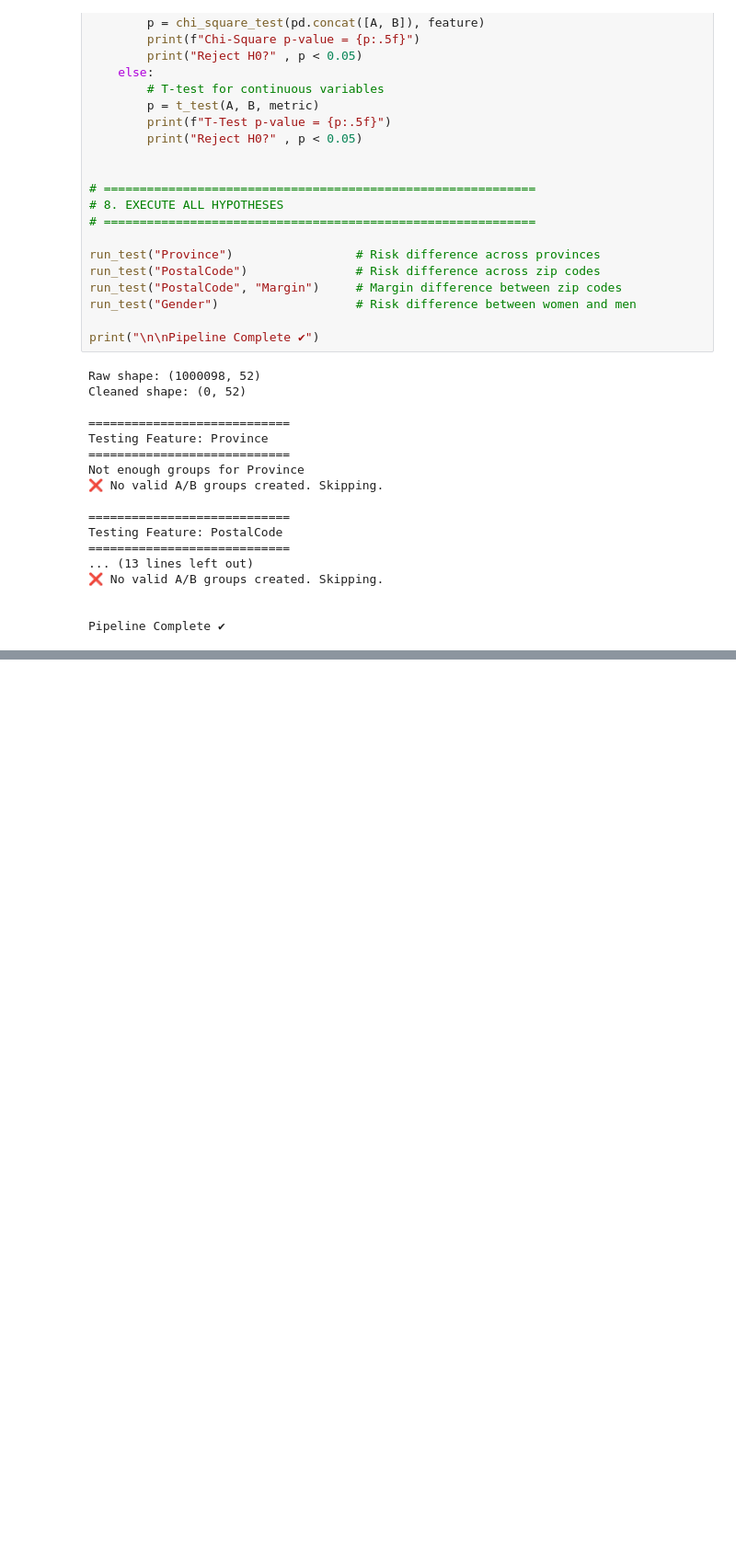
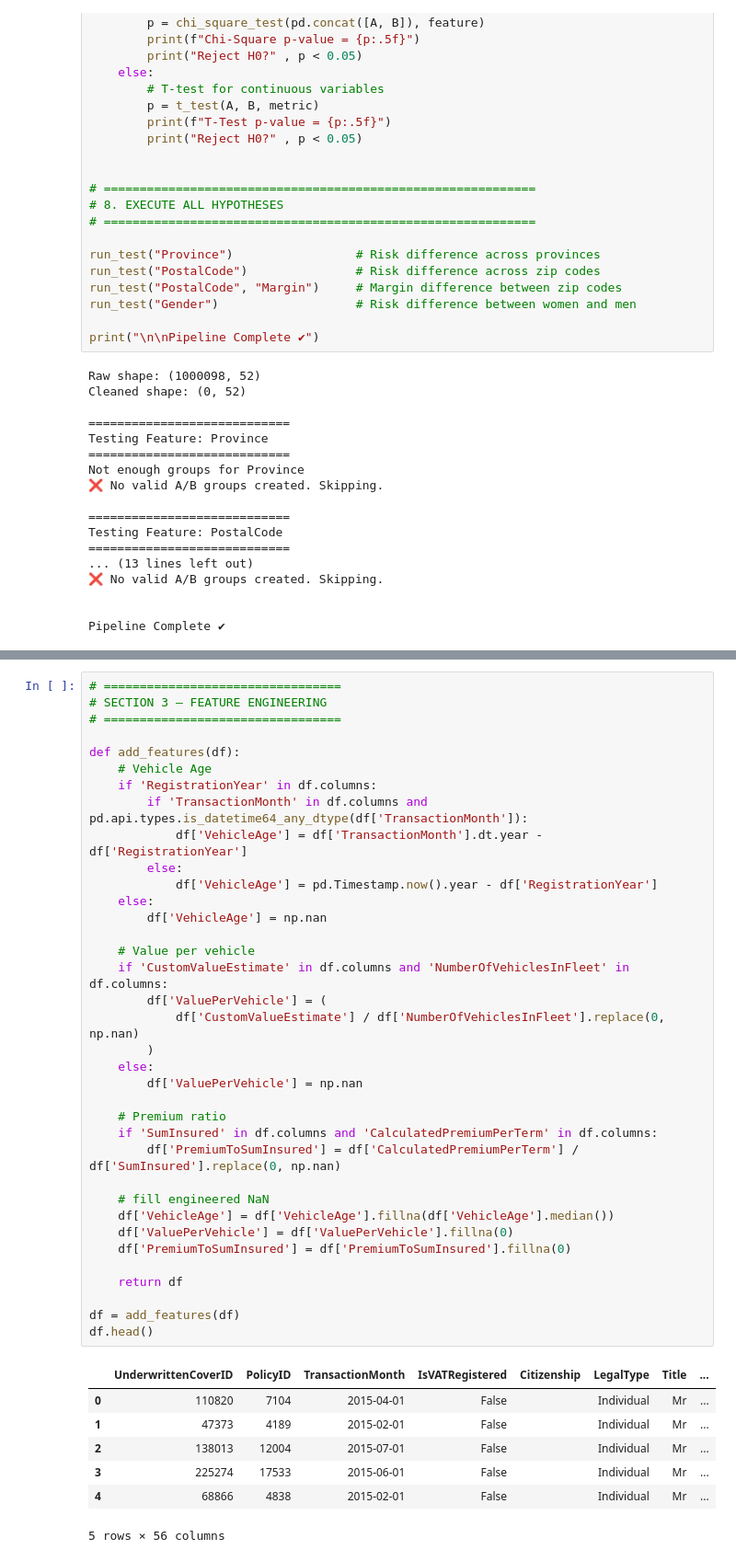
Before and after one commit to Abrhammmo/End-to-End-Insurance-Risk-Analytics-Predictive-Modeling, a Jupyter notebook: notebook/insurance.ipynb, the cells around one changed output, grey strips where cells are left out. Shown at 92% size. Cells and saved outputs as stored; diff of their text form; blank space fills up the shorter version.

```diff
--- a/notebook/insurance.ipynb
+++ b/notebook/insurance.ipynb
@@ -1175,0 +1648,44 @@ Pipeline Complete ✔
+# %%
+# =================================
+# SECTION 3 — FEATURE ENGINEERING
+# =================================
+
+def add_features(df):
+    # Vehicle Age
+    if 'RegistrationYear' in df.columns:
+        if 'TransactionMonth' in df.columns and pd.api.types.is_datetime64_any_dtype(df['TransactionMonth']):
+            df['VehicleAge'] = df['TransactionMonth'].dt.year - df['RegistrationYear']
+        else:
+            df['VehicleAge'] = pd.Timestamp.now().year - df['RegistrationYear']
+    else:
+        df['VehicleAge'] = np.nan
+
+    # Value per vehicle
+    if 'CustomValueEstimate' in df.columns and 'NumberOfVehiclesInFleet' in df.columns:
+        df['ValuePerVehicle'] = (
+            df['CustomValueEstimate'] / df['NumberOfVehiclesInFleet'].replace(0, np.nan)
+        )
+    else:
+        df['ValuePerVehicle'] = np.nan
+
+    # Premium ratio
+    if 'SumInsured' in df.columns and 'CalculatedPremiumPerTerm' in df.columns:
+        df['PremiumToSumInsured'] = df['CalculatedPremiumPerTerm'] / df['SumInsured'].replace(0, np.nan)
+
+    # fill engineered NaN
+    df['VehicleAge'] = df['VehicleAge'].fillna(df['VehicleAge'].median())
+    df['ValuePerVehicle'] = df['ValuePerVehicle'].fillna(0)
+    df['PremiumToSumInsured'] = df['PremiumToSumInsured'].fillna(0)
+
+    return df
+
+df = add_features(df)
+df.head()
+# %% [output]
+|  | UnderwrittenCoverID | PolicyID | TransactionMonth | IsVATRegistered | Citizenship | LegalType | Title | ... |
+| 0 | 110820 | 7104 | 2015-04-01 | False |  | Individual | Mr | ... |
+| 1 | 47373 | 4189 | 2015-02-01 | False |  | Individual | Mr | ... |
+| 2 | 138013 | 12004 | 2015-07-01 | False |  | Individual | Mr | ... |
+| 3 | 225274 | 17533 | 2015-06-01 | False |  | Individual | Mr | ... |
+| 4 | 68866 | 4838 | 2015-02-01 | False |  | Individual | Mr | ... |
+5 rows × 56 columns
```
Also changed, not shown: parts of 13 cells of this notebook.
